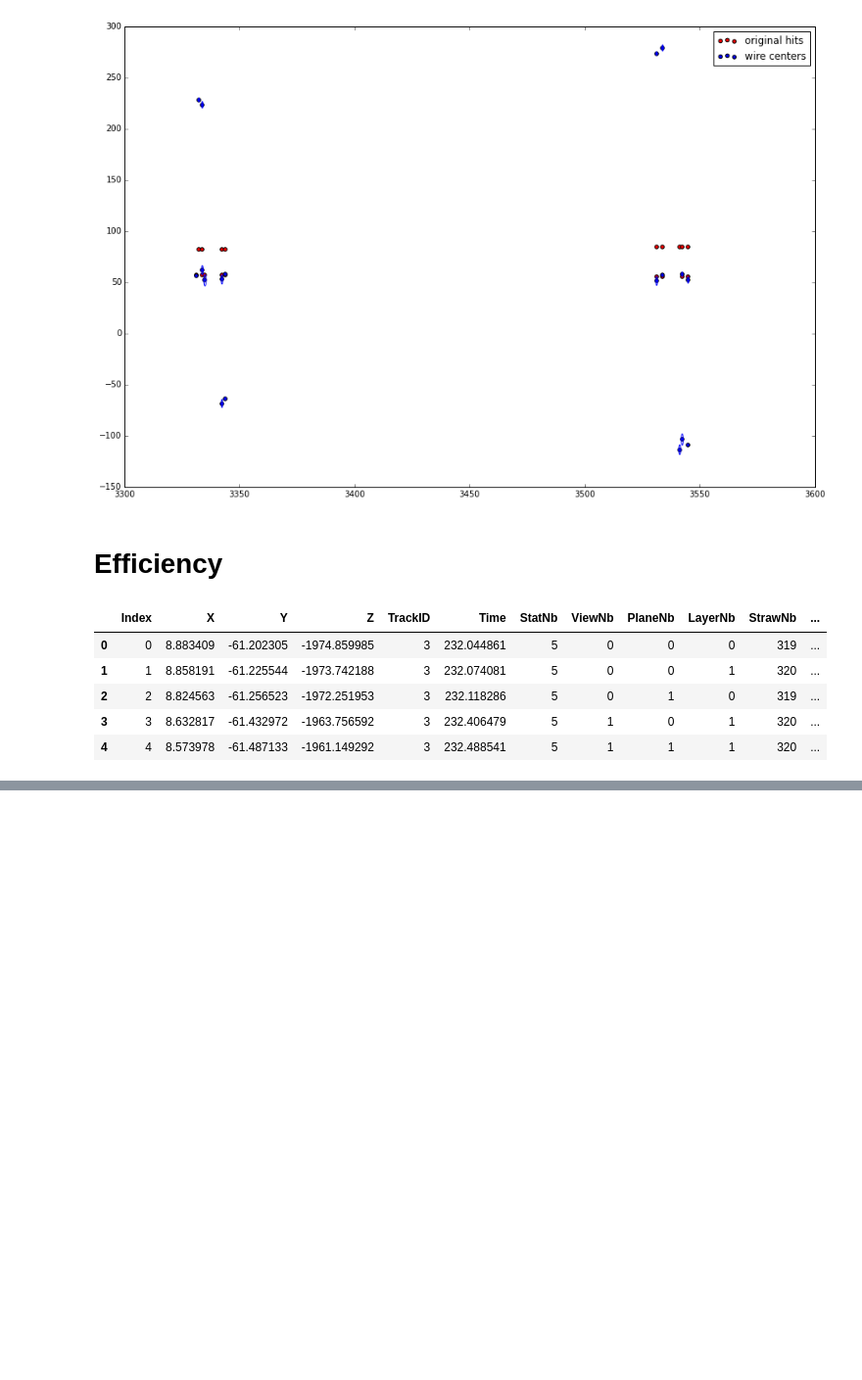
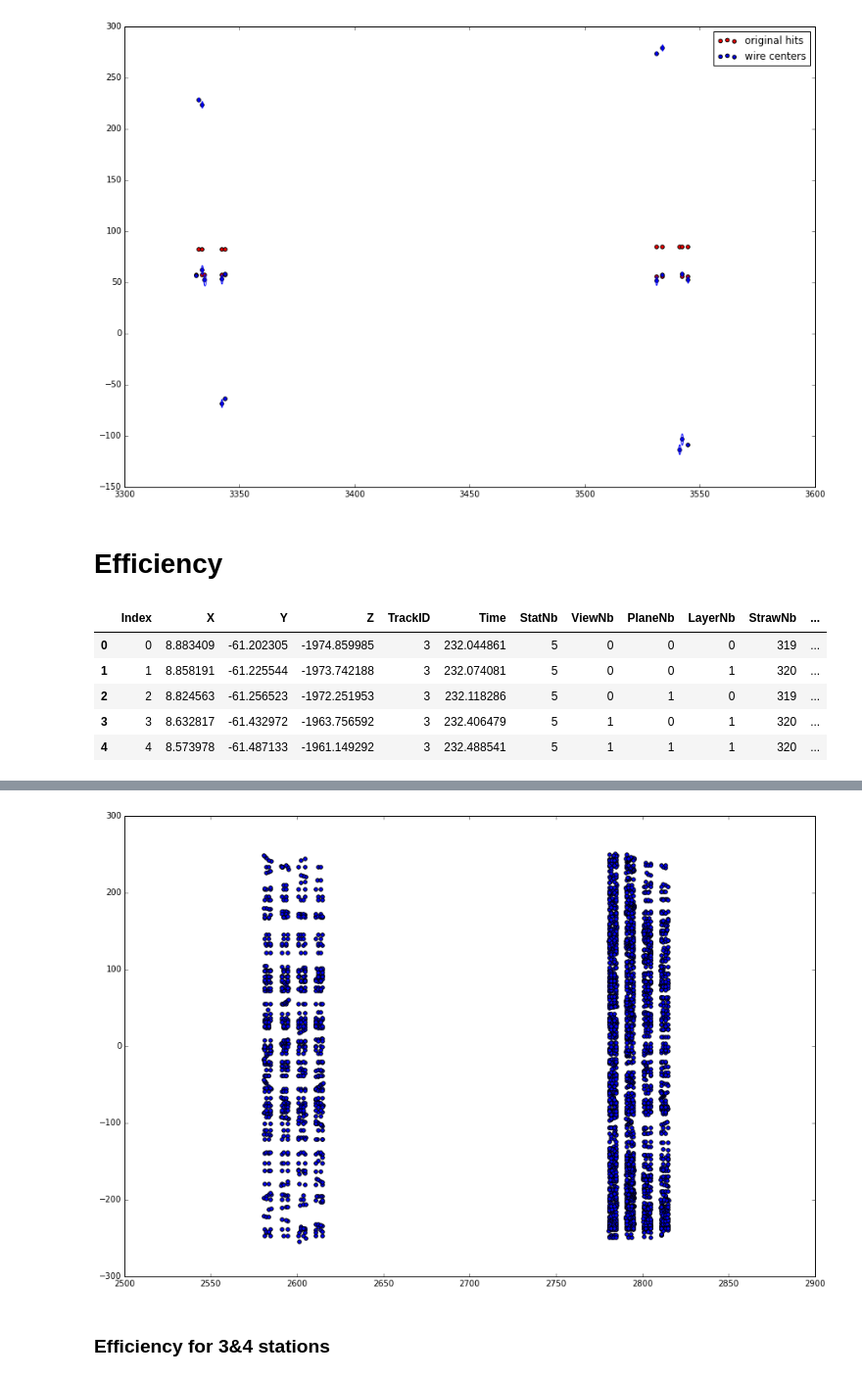
Before and after one commit to yandexdataschool/ship_tracks_recognition, a Jupyter notebook: base.ipynb, the cells around one changed output, grey strips where cells are left out. Shown at 98% size. Drawn from its saved outputs; the diff is of its cells as text; code cells hidden in the pictures; blank space fills up the shorter version.

```diff
--- a/base.ipynb
+++ b/base.ipynb
@@ -1191,0 +1204,10 @@ events.shape
+# %%
+fig = plt.figure(figsize=(15,10))
+events = all_hits[all_hits['event'].isin(event_set)]
+plt.scatter(events.Z.values, events.X.values)
+plt.xlim(2500, 2900)
+plt.show()
+# %% [output]
+[figure, added]
+# %% [markdown]
+### Efficiency for 3&4 stations
```
Also changed, not shown: parts of 13 cells of this notebook.
